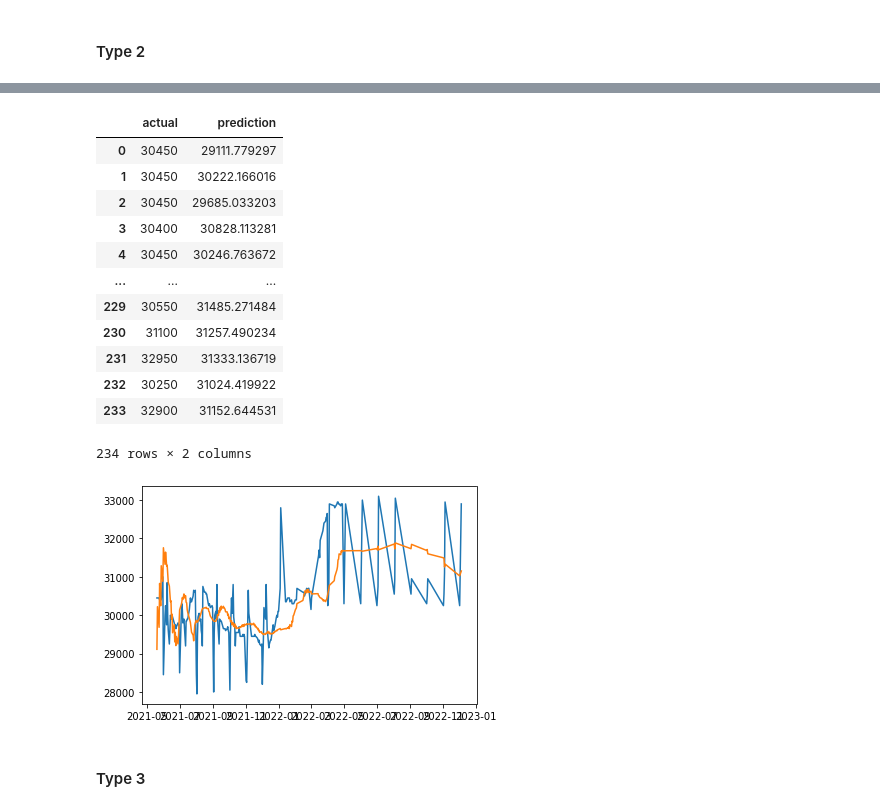
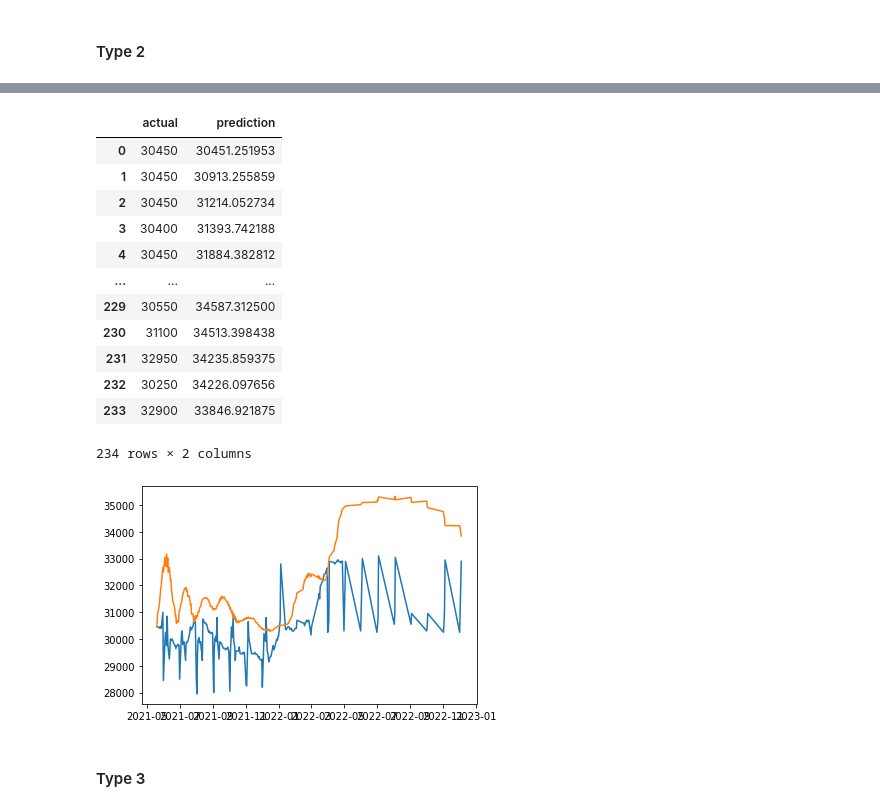
Before and after one commit to mels4/price_predict_Conv-LSTM, a Jupyter notebook: bawang_putih_us.ipynb, the cells around one changed output, grey strips where cells are left out. Saved outputs shown, nothing was run; the diff lists cells and outputs as text; code cells hidden in the pictures.

```diff
--- a/bawang_putih_us.ipynb
+++ b/bawang_putih_us.ipynb
@@ -730,7 +730,7 @@ mae1_1 = tf.keras.metrics.mean_absolute_error(x_test, data_result1_1)
 mape1_1 = tf.keras.metrics.mean_absolute_percentage_error(x_test, data_result1_1)
 mse1_1 = tf.keras.metrics.mean_squared_error(x_test, data_result1_1)
 
-rmse1_1 = math.sqrt(mse1.numpy())
+rmse1_1 = math.sqrt(mse1_1.numpy())
 print(mae1_1.numpy(), mape1_1.numpy(), rmse1_1)
 
 data_new_baput1_1 = pd.DataFrame()
@@ -747,17 +747,17 @@ data_new_baput1_1
 |  | actual | prediction |
-| 0 | 30450 | 29111.779297 |
-| 1 | 30450 | 30222.166016 |
-| 2 | 30450 | 29685.033203 |
-| 3 | 30400 | 30828.113281 |
-| 4 | 30450 | 30246.763672 |
+| 0 | 30450 | 30451.251953 |
+| 1 | 30450 | 30913.255859 |
+| 2 | 30450 | 31214.052734 |
+| 3 | 30400 | 31393.742188 |
+| 4 | 30450 | 31884.382812 |
 | ... | ... | ... |
-| 229 | 30550 | 31485.271484 |
-| 230 | 31100 | 31257.490234 |
-| 231 | 32950 | 31333.136719 |
-| 232 | 30250 | 31024.419922 |
-| 233 | 32900 | 31152.644531 |
+| 229 | 30550 | 34587.312500 |
+| 230 | 31100 | 34513.398438 |
+| 231 | 32950 | 34235.859375 |
+| 232 | 30250 | 34226.097656 |
+| 233 | 32900 | 33846.921875 |
 234 rows × 2 columns
-[figure, old version]
+[figure, new version]
 # %% [markdown]
 #### Type 3
 # %%
```
Also changed, not shown: parts of 8 cells of this notebook.
